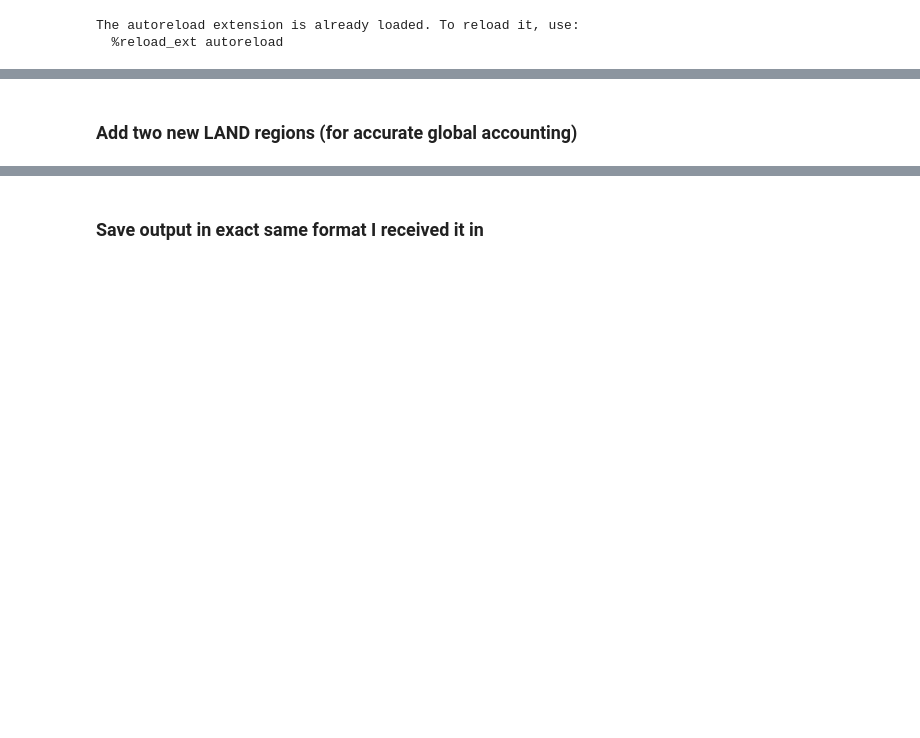
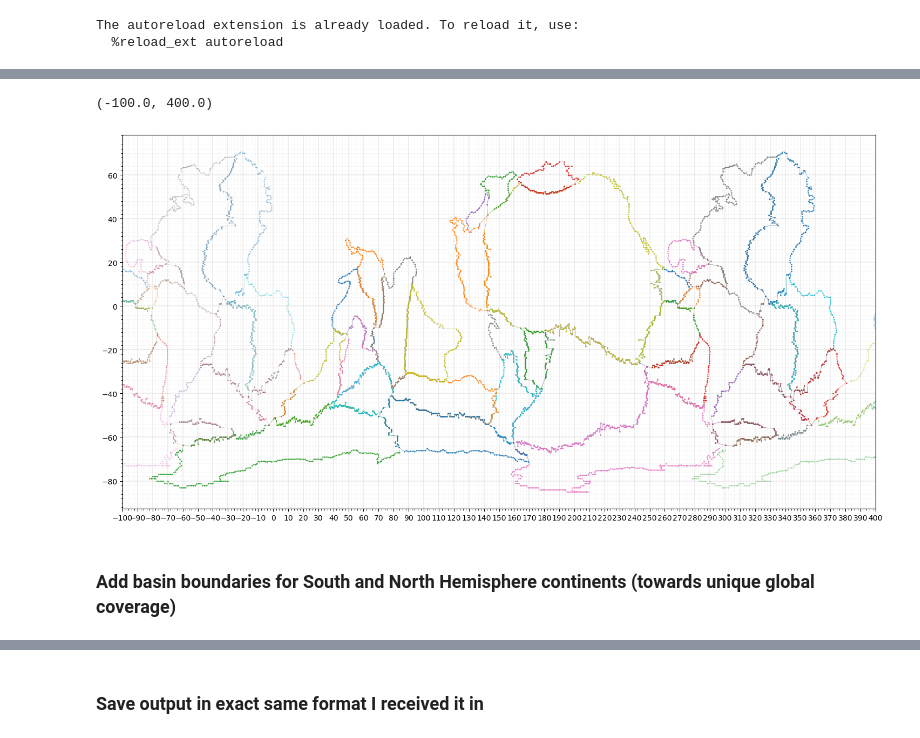
Before and after one commit to hdrake/regionate, a Jupyter notebook: examples/0a_cleanup_Purkey_basins.ipynb, the cells around one changed output, grey strips where cells are left out. Cells and saved outputs as stored; diff of their text form; code cells hidden in the pictures; blank space fills up the shorter version.

```diff
--- a/examples/0a_cleanup_Purkey_basins.ipynb
+++ b/examples/0a_cleanup_Purkey_basins.ipynb
@@ -28,0 +233,17 @@ region.find_all_overlaps()
+# %%
+plt.figure(figsize=(18, 9))
+ax = plt.subplot()
+for b in region.Basins.values():
+    l = plt.plot(np.append(b.lons, b.lons[0]), np.append(b.lats, b.lats[0]), "+-", markersize=1, lw=0.25)
+    plt.plot(np.append(b.lons, b.lons[0])-360, np.append(b.lats, b.lats[0]), "+-", color=l[0].get_color(), markersize=1, lw=0.2, alpha=0.4)
+    plt.plot(np.append(b.lons, b.lons[0])+360, np.append(b.lats, b.lats[0]), "+-", color=l[0].get_color(), markersize=1, lw=0.2, alpha=0.4)
+ax.xaxis.set_minor_locator(MultipleLocator(2))
+ax.xaxis.set_major_locator(MultipleLocator(10))
+ax.yaxis.set_minor_locator(MultipleLocator(2))
+ax.yaxis.set_major_locator(MultipleLocator(20))
+plt.grid(True, alpha=0.25, which="major", lw=1.2)
+plt.grid(True, alpha=0.1, which="minor", lw=0.5)
+plt.xlim(-100, 400)
+# %% [output]
+(-100.0, 400.0)
+[figure, added]
@@ -29,5 +269,5 @@ region.find_all_overlaps()
 # %% [markdown]
-### Add two new LAND regions (for accurate global accounting)
+### Add basin boundaries for South and North Hemisphere continents (towards unique global coverage)
 # %%
 non_overlaps_dict = {}
 plt.figure(figsize=(16, 7))
```
Also changed, not shown: parts of 24 cells of this notebook, 7 other files.
